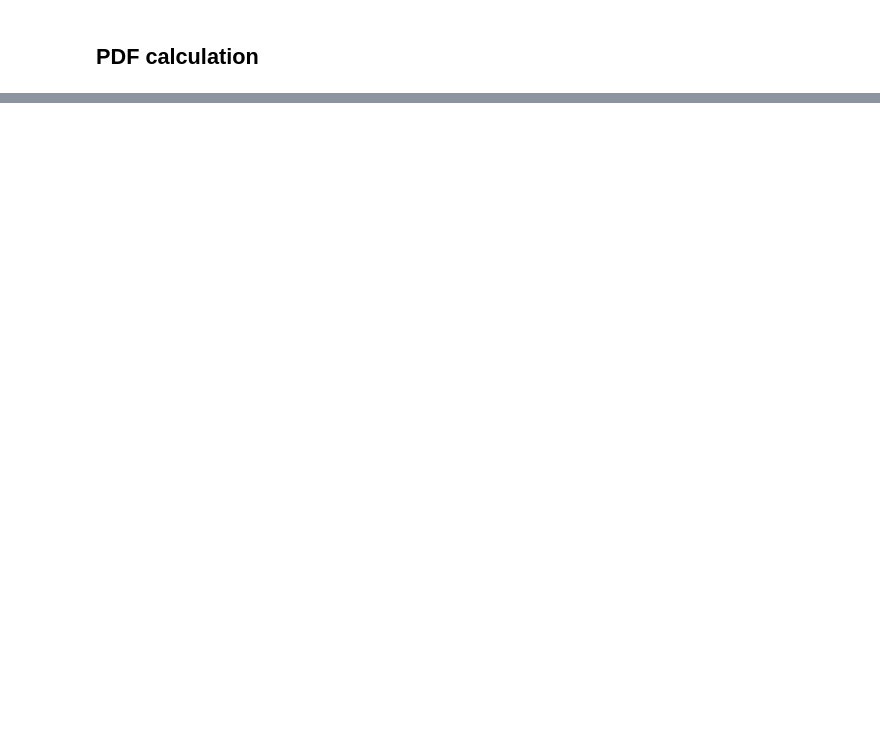
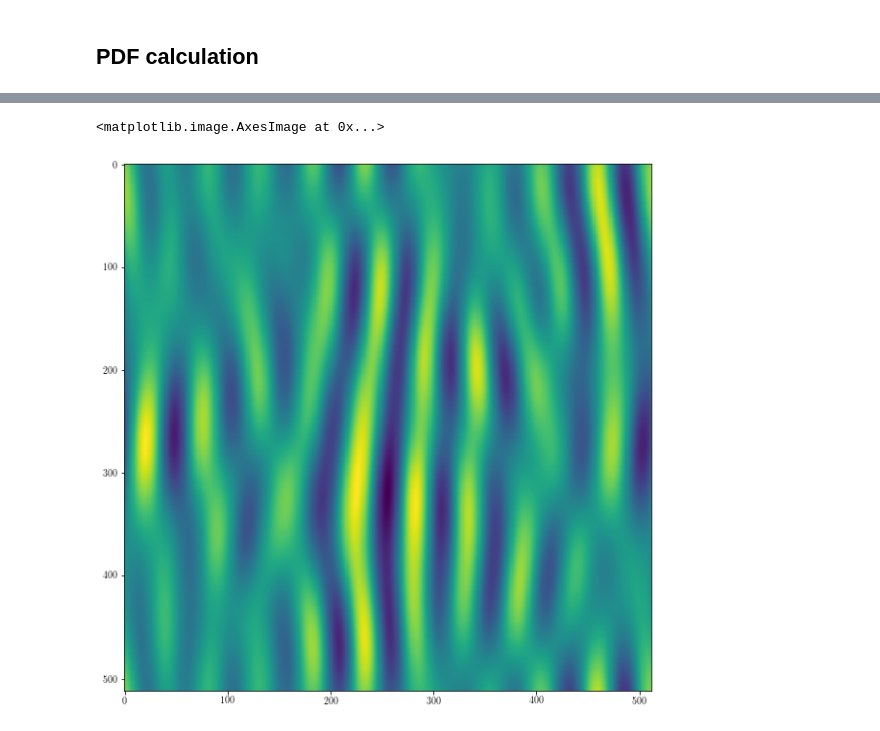
Before and after one commit to hoangducthuong/notebooks, a Jupyter notebook: cascade_letter.ipynb, the cells around one changed output, grey strips where cells are left out. Cells and saved outputs as stored; diff of their text form; code cells hidden in the pictures; blank space fills up the shorter version.

```diff
--- a/cascade_letter.ipynb
+++ b/cascade_letter.ipynb
@@ -110,0 +193,5 @@ plt.savefig(figpath+'PDF_models.pdf',dpi=150,bbox_inches='tight')
+# %%
+imshow(wt[8,0,:,:].real)
+# %% [output]
+<matplotlib.image.AxesImage at 0x...>
+[figure, added]
```
Also changed, not shown: parts of 13 cells of this notebook.
